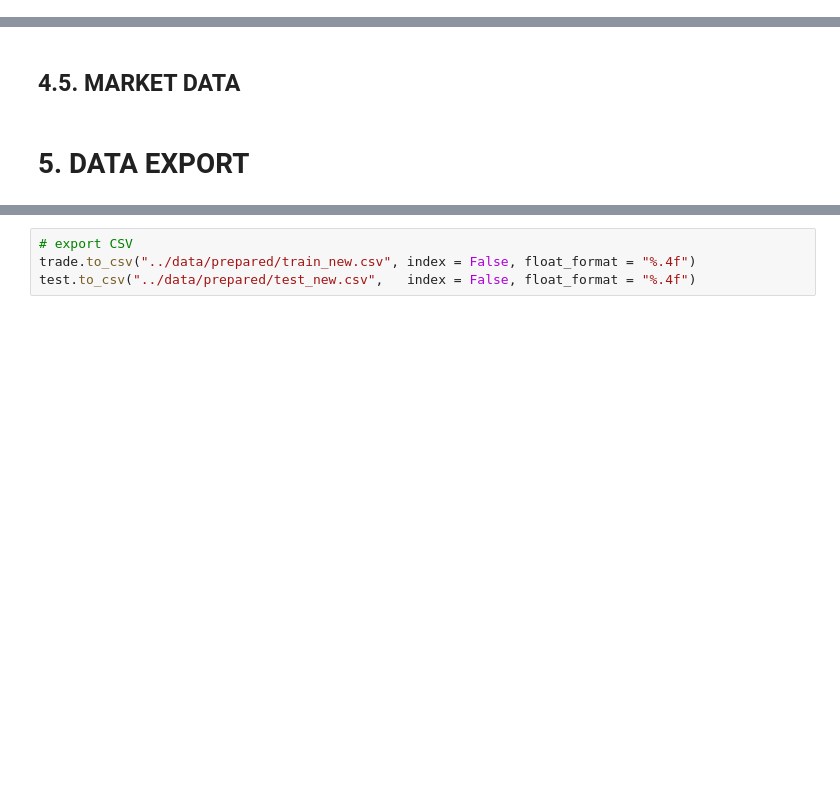
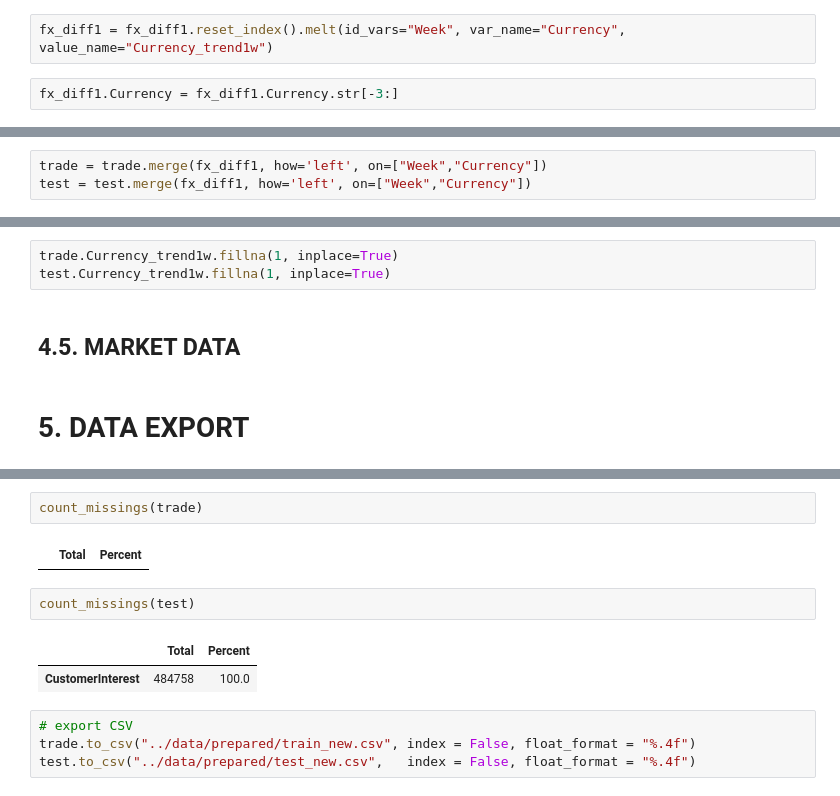
Before and after one commit to kozodoi/DSG_2018_Round1, a Jupyter notebook: codes/code_1_data_prep.ipynb, the cells around one changed output, grey strips where cells are left out. Cells and saved outputs as stored; diff of their text form; blank space fills up the shorter version.

Commit message:
Add one week bond-specific currency trend to data

```diff
--- a/codes/code_1_data_prep.ipynb
+++ b/codes/code_1_data_prep.ipynb
@@ -215,0 +370,4 @@ test  = test.merge(bond_dummies,  on = "IsinIdx", how = "left")
+# %%
+fx_diff1 = fx_diff1.reset_index().melt(id_vars="Week", var_name="Currency", value_name="Currency_trend1w")
+# %%
+fx_diff1.Currency = fx_diff1.Currency.str[-3:]
@@ -215,0 +381,3 @@ test  = test.merge(bond_dummies,  on = "IsinIdx", how = "left")
+# %%
+trade = trade.merge(fx_diff1, how='left', on=["Week","Currency"])
+test = test.merge(fx_diff1, how='left', on=["Week","Currency"])
@@ -216,3 +386,6 @@ test  = test.merge(bond_dummies,  on = "IsinIdx", how = "left")
+# %%
+trade.Currency_trend1w.fillna(1, inplace=True)
+test.Currency_trend1w.fillna(1, inplace=True)
 # %% [markdown]
 ## 4.5. MARKET DATA
 # %% [markdown]
@@ -224,3 +400,12 @@ print(test.shape)
+# %%
+count_missings(trade)
+# %% [output]
+|  | Total | Percent |
+# %%
+count_missings(test)
+# %% [output]
+|  | Total | Percent |
+| CustomerInterest | 484758 | 100.0 |
 # %%
 # export CSV
 trade.to_csv("../data/prepared/train_new.csv", index = False, float_format = "%.4f")
```
Also changed, not shown: parts of 43 cells of this notebook.
